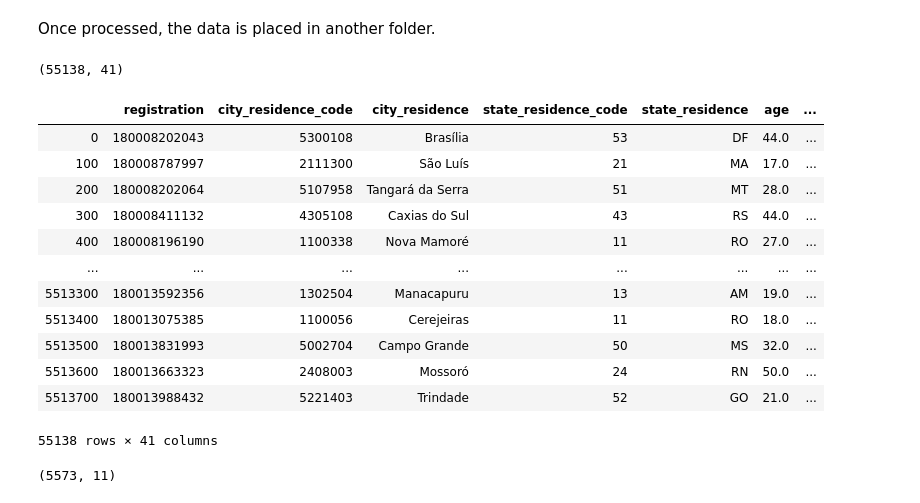
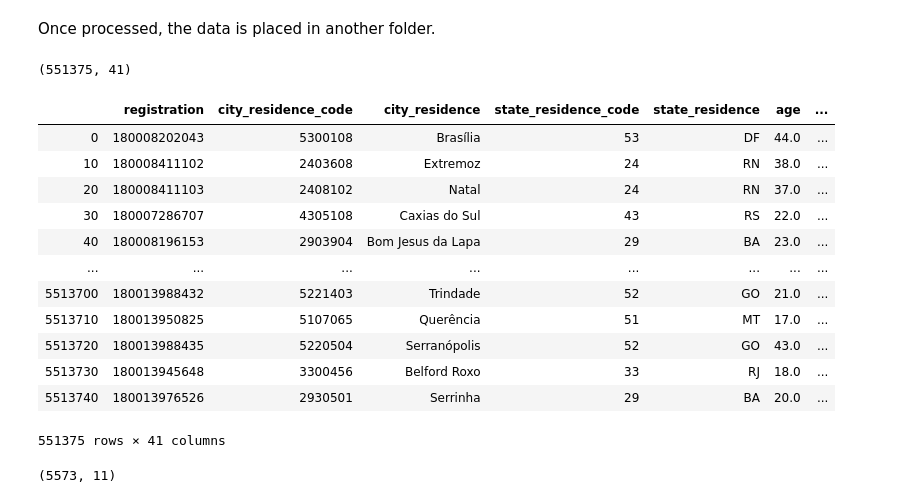
Before and after one commit to davidsondefaria/UdacityDataScience, a Jupyter notebook: 1.Blog/CRISP-DM.ipynb, the cells around one changed output. Saved outputs shown, nothing was run; the diff lists cells and outputs as text; code cells hidden in the pictures.

```diff
--- a/1.Blog/CRISP-DM.ipynb
+++ b/1.Blog/CRISP-DM.ipynb
@@ -160,29 +163,29 @@ Once processed, the data is placed in another folder.
 # %%
 # Processed dataset path ENEM
 enem_analysis_path = os.getcwd() + '/data/analysis/enem_analysis.csv'
 enem_analysis_df = pd.read_csv(enem_analysis_path, delimiter=";")
 
 # If you want to perform a quick test, uncomment this line.
 # This line takes only 1% of the dataset evenly.
-enem_analysis_df = enem_analysis_df.drop(enem_analysis_df.index.difference([x for x in range(0, len(enem_analysis_df), 100)]))
+enem_analysis_df = enem_analysis_df.drop(enem_analysis_df.index.difference([x for x in range(0, len(enem_analysis_df), 10)]))
 
 print(enem_analysis_df.shape)
 enem_analysis_df
 # %% [output]
-(55138, 41)
+(551375, 41)
 |  | registration | city_residence_code | city_residence | state_residence_code | state_residence | age | ... |
 | 0 | 180008202043 | 5300108 | Brasília | 53 | DF | 44.0 | ... |
-| 100 | 180008787997 | 2111300 | São Luís | 21 | MA | 17.0 | ... |
-| 200 | 180008202064 | 5107958 | Tangará da Serra | 51 | MT | 28.0 | ... |
-| 300 | 180008411132 | 4305108 | Caxias do Sul | 43 | RS | 44.0 | ... |
-| 400 | 180008196190 | 1100338 | Nova Mamoré | 11 | RO | 27.0 | ... |
+| 10 | 180008411102 | 2403608 | Extremoz | 24 | RN | 38.0 | ... |
+| 20 | 180008411103 | 2408102 | Natal | 24 | RN | 37.0 | ... |
+| 30 | 180007286707 | 4305108 | Caxias do Sul | 43 | RS | 22.0 | ... |
+| 40 | 180008196153 | 2903904 | Bom Jesus da Lapa | 29 | BA | 23.0 | ... |
 | ... | ... | ... | ... | ... | ... | ... | ... |
-| 5513300 | 180013592356 | 1302504 | Manacapuru | 13 | AM | 19.0 | ... |
-| 5513400 | 180013075385 | 1100056 | Cerejeiras | 11 | RO | 18.0 | ... |
-| 5513500 | 180013831993 | 5002704 | Campo Grande | 50 | MS | 32.0 | ... |
-| 5513600 | 180013663323 | 2408003 | Mossoró | 24 | RN | 50.0 | ... |
 | 5513700 | 180013988432 | 5221403 | Trindade | 52 | GO | 21.0 | ... |
+| 5513710 | 180013950825 | 5107065 | Querência | 51 | MT | 17.0 | ... |
+| 5513720 | 180013988435 | 5220504 | Serranópolis | 52 | GO | 43.0 | ... |
+| 5513730 | 180013945648 | 3300456 | Belford Roxo | 33 | RJ | 18.0 | ... |
+| 5513740 | 180013976526 | 2930501 | Serrinha | 29 | BA | 20.0 | ... |
-55138 rows × 41 columns
+551375 rows × 41 columns
 # %%
 # Processed dataset path Brazil Cities
 cities_analysis_path = os.getcwd() + '/data/analysis/cities_analysis.csv'
```
Also changed, not shown: parts of 9 cells of this notebook, 3 other files.
